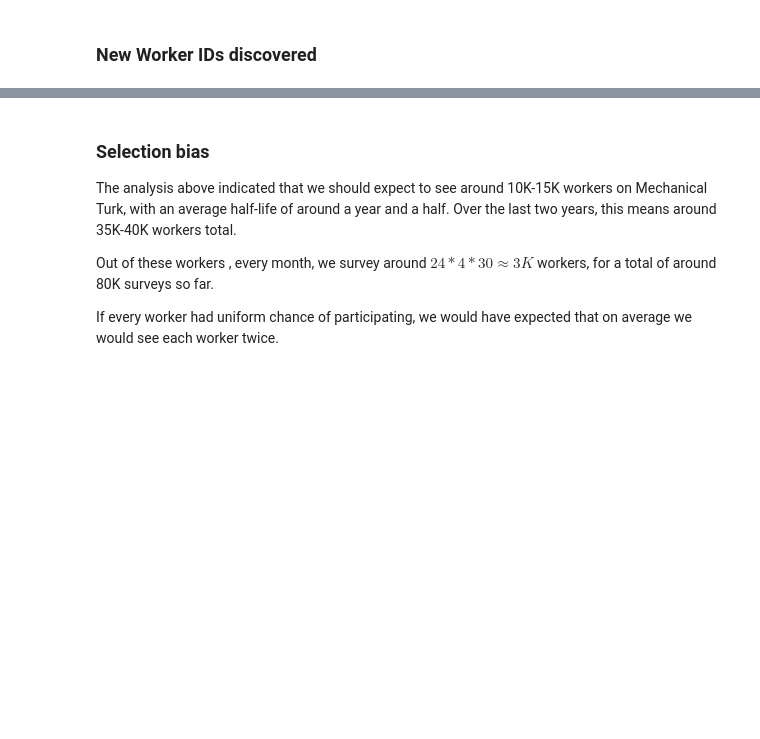
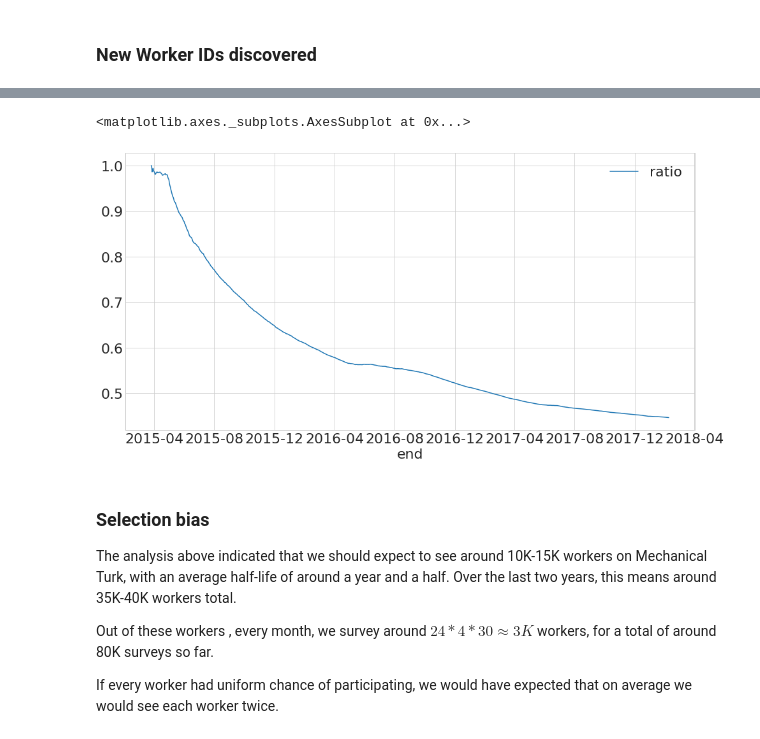
Before and after one commit to ipeirotis/mturk_demographics, a Jupyter notebook: 5_Estimating_Propensity.ipynb, the cells around one changed output, grey strips where cells are left out. Cells and saved outputs as stored; diff of their text form; code cells hidden in the pictures; blank space fills up the shorter version.

```diff
--- a/5_Estimating_Propensity.ipynb
+++ b/5_Estimating_Propensity.ipynb
@@ -86,3 +93,8 @@ workers.plot()
+# %%
+workers[ ['ratio'] ].plot()
+# %% [output]
+<matplotlib.axes._subplots.AxesSubplot at 0x...>
+[figure, added]
 # %% [markdown]
 ### Selection bias
 
```
Also changed, not shown: parts of 4 cells of this notebook, 8 other files.
